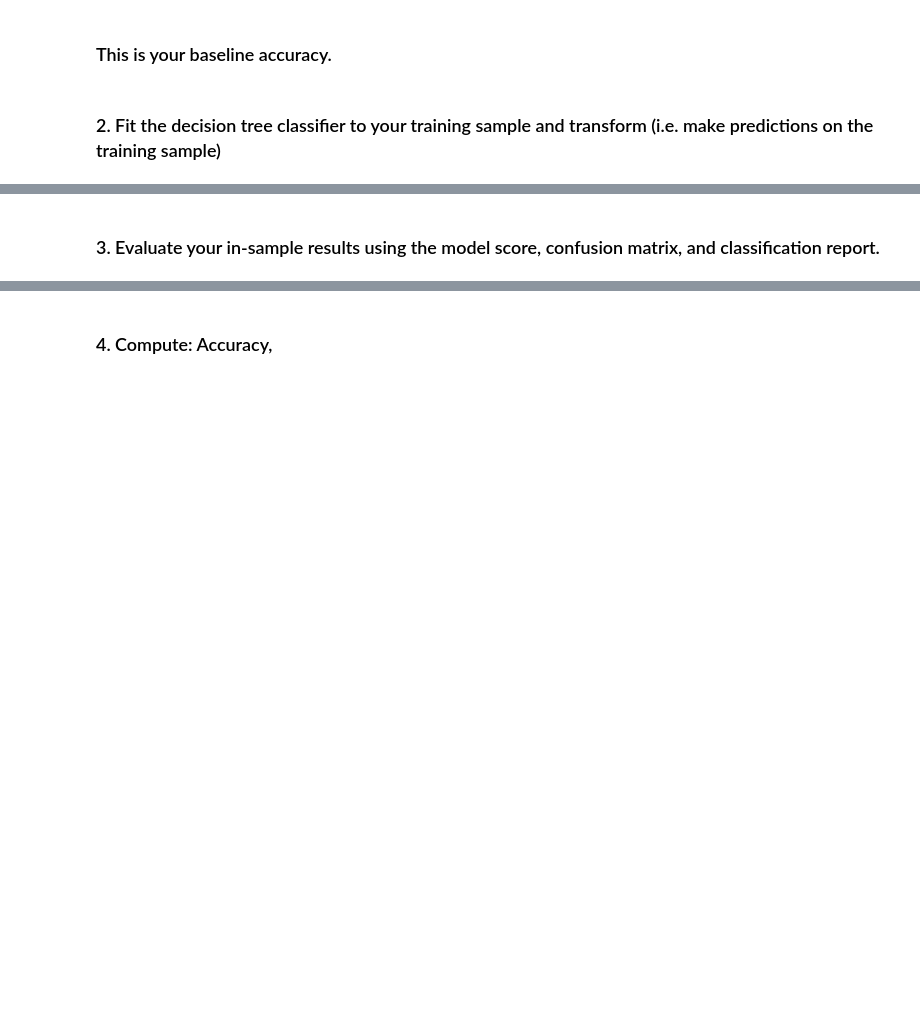
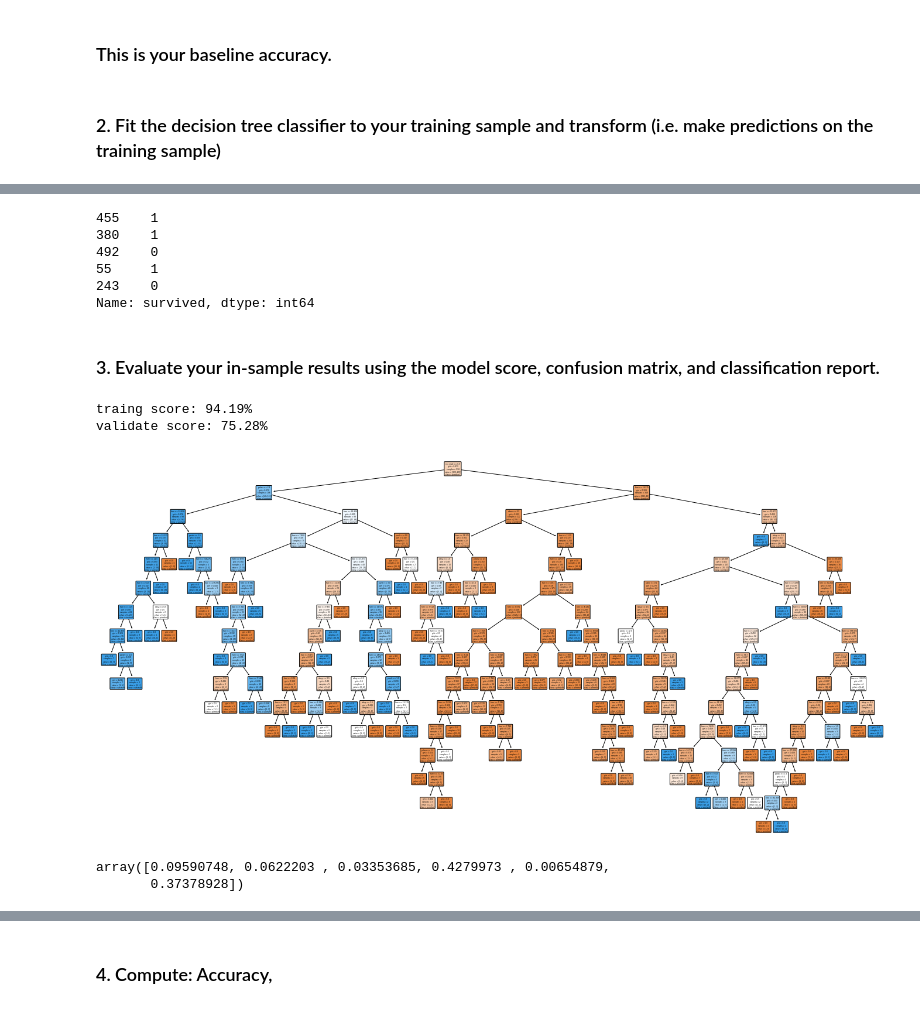
Before and after one commit to David-Howell/classification-exercises, a Jupyter notebook: model.ipynb, the cells around one changed output, grey strips where cells are left out. Cells and saved outputs as stored; diff of their text form; code cells hidden in the pictures; blank space fills up the shorter version.

Commit message:
model model model... now it sounds weird

```diff
--- a/model.ipynb
+++ b/model.ipynb
@@ -15,0 +161,5 @@ Using the `titanic` data, in your `classification-exercises` repository, create
+# %%
+X_cols = ['pclass', 'sibsp', 'parch', 'fare', 'alone', 'sex_male']
+y_col = 'survived'
+# %%
+X_train, y_train = train[X_cols], train[y_col]
@@ -15,0 +169,2 @@ Using the `titanic` data, in your `classification-exercises` repository, create
+# %%
+model_1 = DecisionTreeClassifier()
@@ -16,2 +180,34 @@ Using the `titanic` data, in your `classification-exercises` repository, create
+# %%
+y_train.head()
+# %% [output]
+455    1
+380    1
+492    0
+55     1
+243    0
+Name: survived, dtype: int64
 # %% [markdown]
 ### 3. Evaluate your in-sample results using the model score, confusion matrix, and classification report.
+# %%
+model_1.fit(X_train, y_train)
+
+print(f'traing score: {model_1.score(X_train, y_train):.2%}')
+print(f'validate score: {model_1.score(X_validate, y_validate):.2%}')
+# %% [output]
+traing score: 94.19%
+validate score: 75.28%
+# %%
+plt.figure(figsize=(24,12))
+plot_tree(model_1,
+          feature_names=X_train.columns.to_list(),
+          class_names=['perished', 'survived'],
+          filled=True,
+          rounded=True
+         );
+# %% [output]
+[figure, added]
+# %%
+model_1.feature_importances_
+# %% [output]
+array([0.09590748, 0.0622203 , 0.03353685, 0.4279973 , 0.00654879,
+       0.37378928])
```
Also changed, not shown: parts of 74 cells of this notebook.
